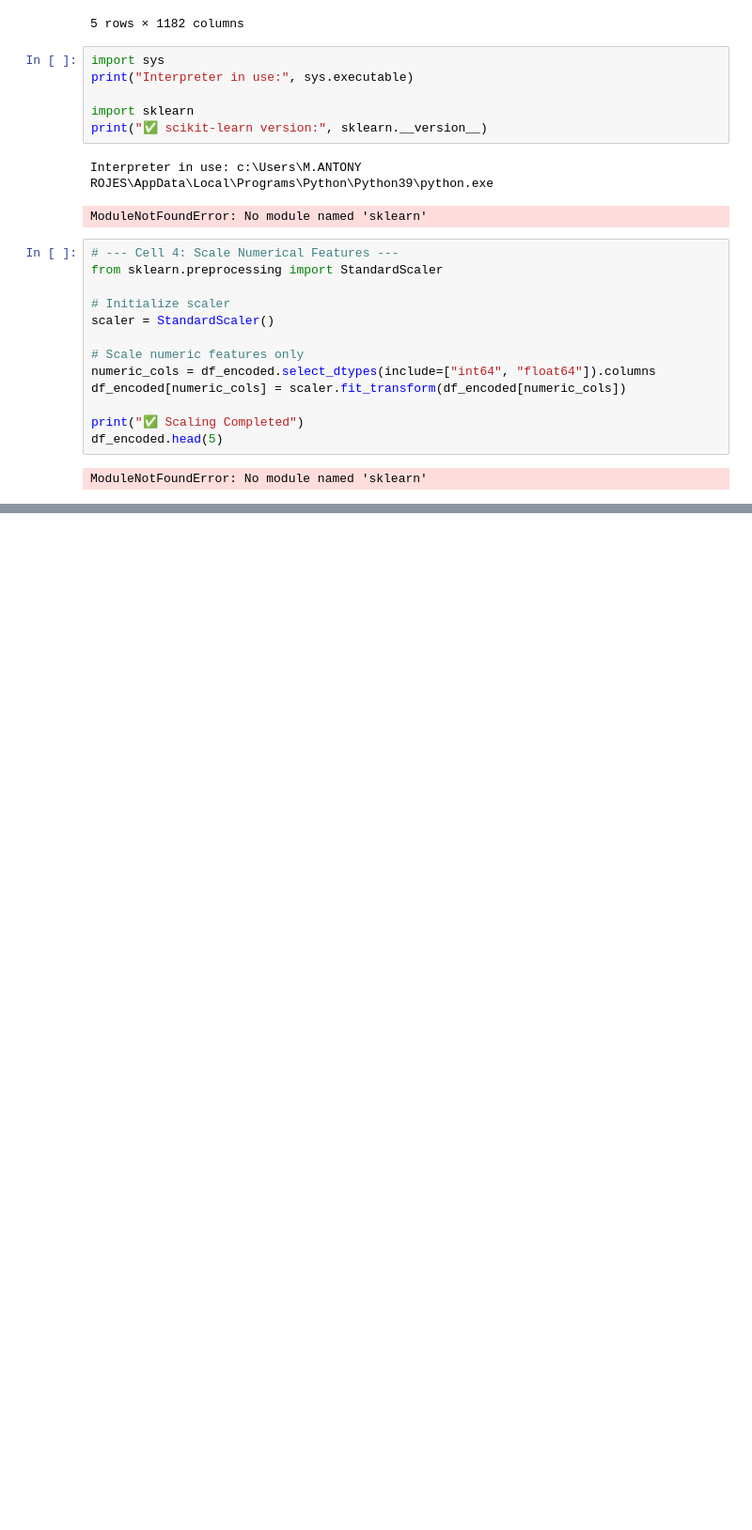
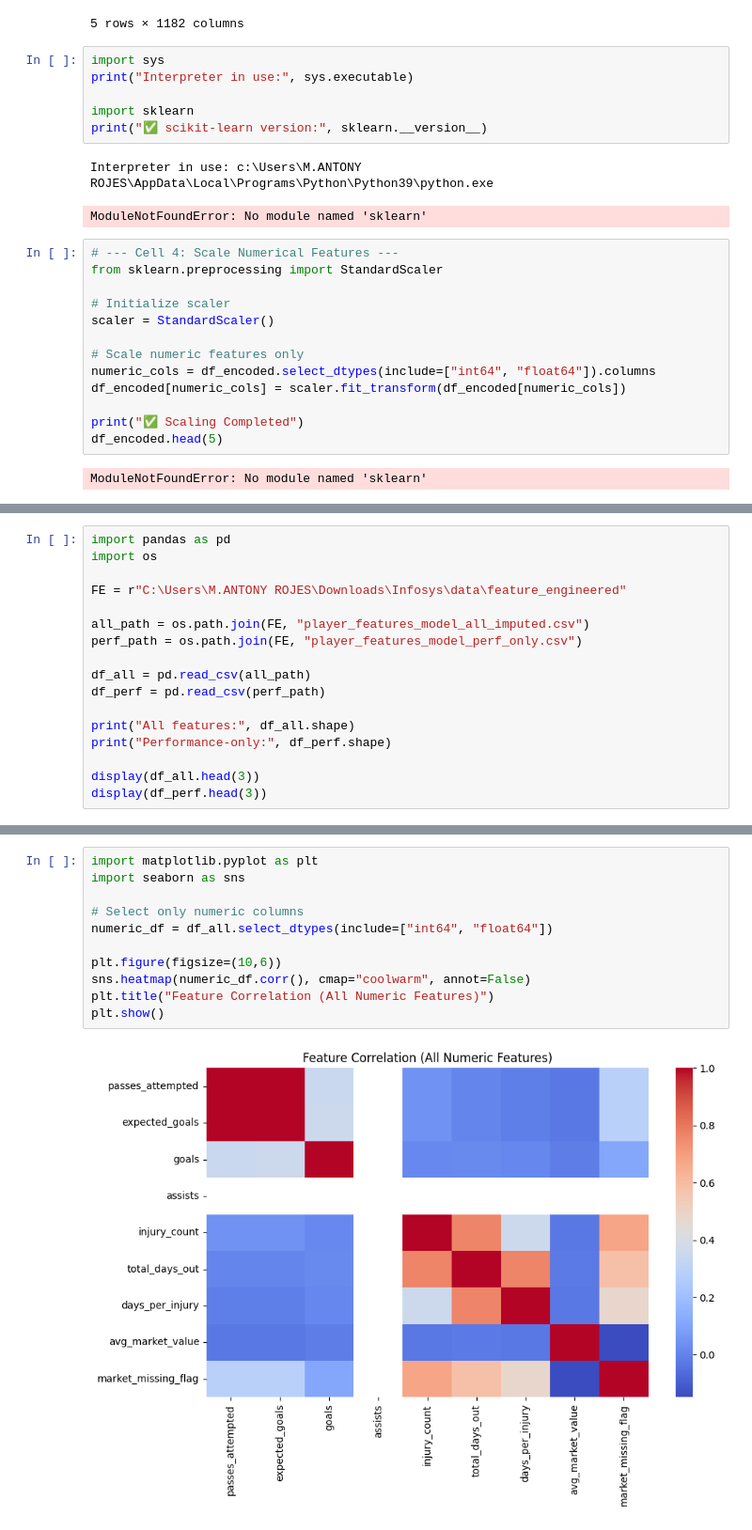
Before and after one commit to mentor-pranaya/-Dynamic-Player-Transfer-Value-Prediction-using-AI-and-Multi-source-Data-, a Jupyter notebook: Week2_DataPrep.ipynb, the cells around one changed output, grey strips where cells are left out. Shown at 94% size. Drawn from its saved outputs; the diff is of its cells as text; blank space fills up the shorter version.

```diff
--- a/Week2_DataPrep.ipynb
+++ b/Week2_DataPrep.ipynb
@@ -950,0 +1215,17 @@ ModuleNotFoundError: No module named 'sklearn'
+# %%
+import pandas as pd
+import os
+
+FE = r"C:\Users\M.ANTONY ROJES\Downloads\Infosys\data\feature_engineered"
+
+all_path = os.path.join(FE, "player_features_model_all_imputed.csv")
+perf_path = os.path.join(FE, "player_features_model_perf_only.csv")
+
+df_all = pd.read_csv(all_path)
+df_perf = pd.read_csv(perf_path)
+
+print("All features:", df_all.shape)
+print("Performance-only:", df_perf.shape)
+
+display(df_all.head(3))
+display(df_perf.head(3))
@@ -950,0 +1243,13 @@ ModuleNotFoundError: No module named 'sklearn'
+# %%
+import matplotlib.pyplot as plt
+import seaborn as sns
+
+# Select only numeric columns
+numeric_df = df_all.select_dtypes(include=["int64", "float64"])
+
+plt.figure(figsize=(10,6))
+sns.heatmap(numeric_df.corr(), cmap="coolwarm", annot=False)
+plt.title("Feature Correlation (All Numeric Features)")
+plt.show()
+# %% [output]
+[figure, added]
```
Also changed, not shown: parts of 22 cells of this notebook.
